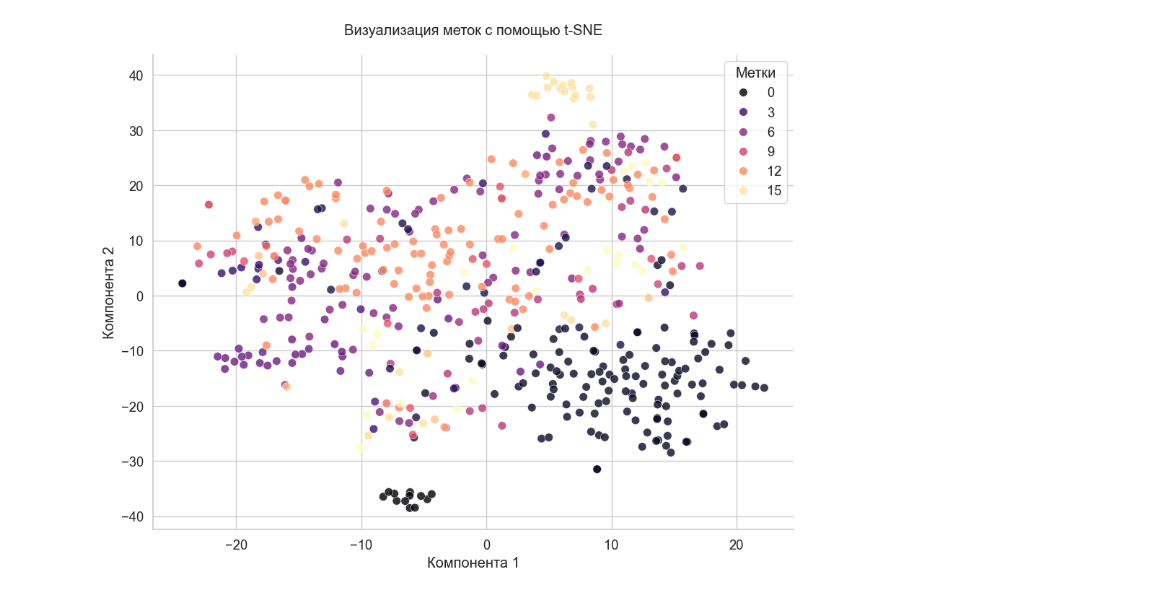
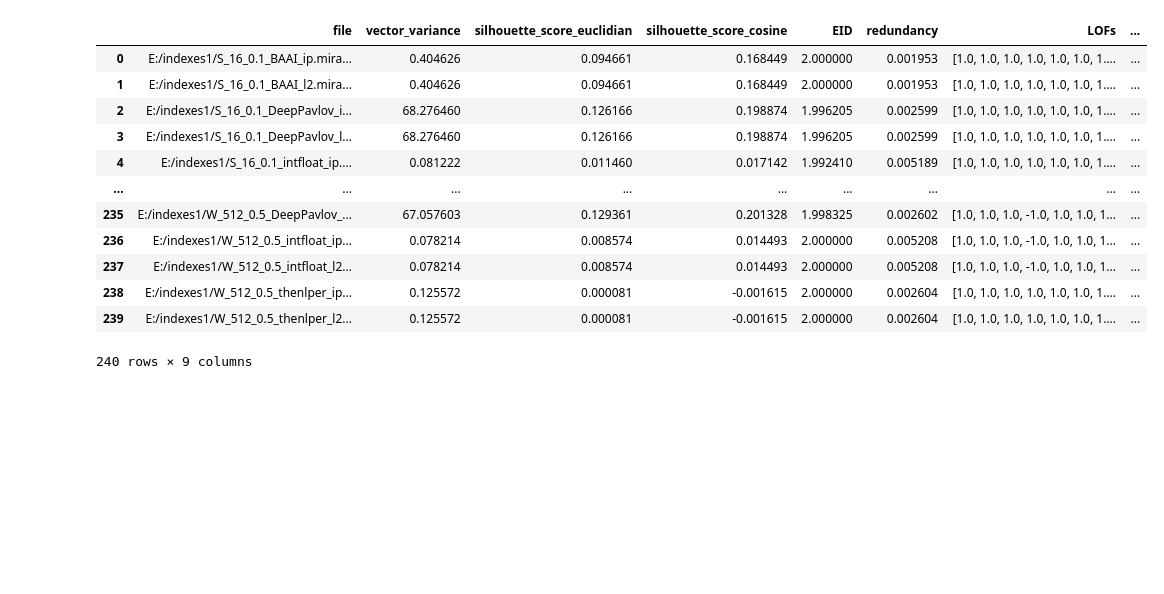
Before and after one commit to r-kulik/MIRAGE, a Jupyter notebook: experiments/index_investigation/investigation.ipynb, the cells around one changed output. Saved outputs shown, nothing was run; the diff lists cells and outputs as text; code cells hidden in the pictures; blank space fills up the shorter version.

Commit message:
Added steps for retrivel experiments

```diff
--- a/experiments/index_investigation/investigation.ipynb
+++ b/experiments/index_investigation/investigation.ipynb
@@ -4,8 +4,6 @@
 import os
 os.chdir('..\\..')
 # %%
-from experiments.index_investigation.investigator import IndexInvestigator
+from experiments.index_investigation.investigator import IndexInvestigator, IndexInvestigationResultDTO
 from mirage.index.MirageIndex import MirageIndex
 from faiss import IndexFlatL2
-index_file = 'indexes/S_32_0.5_thenlper_l2.mirage_index'
-mirage_index = MirageIndex.load(index_file)
@@ -19,2 +9,0 @@ mirage_index.vector_index.index.ntotal
-# %%
-investigator = IndexInvestigator(mirage_index=mirage_index)
@@ -119,9 +87,38 @@ def plot_vectors_with_labels(vectors, labels, method='tsne', random_state=42):
     plt.tight_layout()
     plt.show()
 # %%
-plot_vectors_with_labels(
-    vectors=investigator.vector_matrix,
-    labels=investigator.document_labels
-)
+# plot_vectors_with_labels(
+#     vectors=investigator.vector_matrix,
+#     labels=investigator.document_labels
+# )
-# %% [output]
-[figure, removed]
+# %%
+import pandas as pd
+from tqdm import tqdm
+
+path = 'E:/indexes1'
+files = [fr'{path}/{i}' for i in os.listdir(path)]
+results = []
+for file in tqdm(files):
+    mirage_index = MirageIndex.load(file)
+    investigator = IndexInvestigator(mirage_index)
+    result: IndexInvestigationResultDTO = investigator.process()
+    result.file = file
+    results.append(result.model_dump())
+
+resdf = pd.DataFrame(results)
+# %%
+resdf
+# %% [output]
+|  | file | vector_variance | silhouette_score_euclidian | silhouette_score_cosine | EID | redundancy | LOFs | ... |
+| 0 | E:/indexes1/S_16_0.1_BAAI_ip.mira... | 0.404626 | 0.094661 | 0.168449 | 2.000000 | 0.001953 | [1.0, 1.0, 1.0, 1.0, 1.0, 1.0, 1.... | ... |
+| 1 | E:/indexes1/S_16_0.1_BAAI_l2.mira... | 0.404626 | 0.094661 | 0.168449 | 2.000000 | 0.001953 | [1.0, 1.0, 1.0, 1.0, 1.0, 1.0, 1.... | ... |
+| 2 | E:/indexes1/S_16_0.1_DeepPavlov_i... | 68.276460 | 0.126166 | 0.198874 | 1.996205 | 0.002599 | [1.0, 1.0, 1.0, 1.0, 1.0, 1.0, 1.... | ... |
+| 3 | E:/indexes1/S_16_0.1_DeepPavlov_l... | 68.276460 | 0.126166 | 0.198874 | 1.996205 | 0.002599 | [1.0, 1.0, 1.0, 1.0, 1.0, 1.0, 1.... | ... |
+| 4 | E:/indexes1/S_16_0.1_intfloat_ip.... | 0.081222 | 0.011460 | 0.017142 | 1.992410 | 0.005189 | [1.0, 1.0, 1.0, 1.0, 1.0, 1.0, 1.... | ... |
+| ... | ... | ... | ... | ... | ... | ... | ... | ... |
+| 235 | E:/indexes1/W_512_0.5_DeepPavlov_... | 67.057603 | 0.129361 | 0.201328 | 1.998325 | 0.002602 | [1.0, 1.0, 1.0, -1.0, 1.0, 1.0, 1... | ... |
+| 236 | E:/indexes1/W_512_0.5_intfloat_ip... | 0.078214 | 0.008574 | 0.014493 | 2.000000 | 0.005208 | [1.0, 1.0, 1.0, -1.0, 1.0, 1.0, 1... | ... |
+| 237 | E:/indexes1/W_512_0.5_intfloat_l2... | 0.078214 | 0.008574 | 0.014493 | 2.000000 | 0.005208 | [1.0, 1.0, 1.0, -1.0, 1.0, 1.0, 1... | ... |
+| 238 | E:/indexes1/W_512_0.5_thenlper_ip... | 0.125572 | 0.000081 | -0.001615 | 2.000000 | 0.002604 | [1.0, 1.0, 1.0, 1.0, 1.0, 1.0, 1.... | ... |
+| 239 | E:/indexes1/W_512_0.5_thenlper_l2... | 0.125572 | 0.000081 | -0.001615 | 2.000000 | 0.002604 | [1.0, 1.0, 1.0, 1.0, 1.0, 1.0, 1.... | ... |
+240 rows × 9 columns
```
Also changed, not shown: parts of 4 cells of this notebook, 7 other files.
